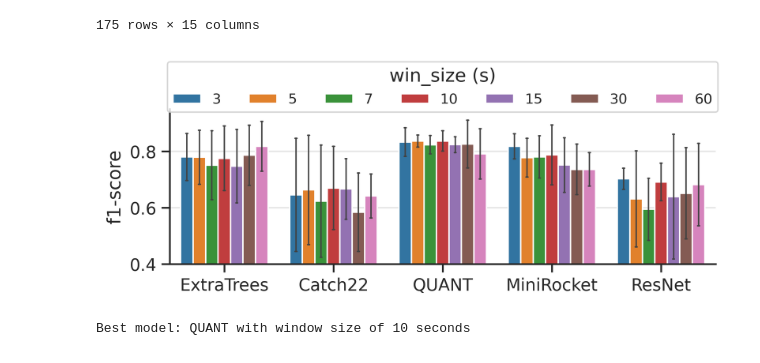
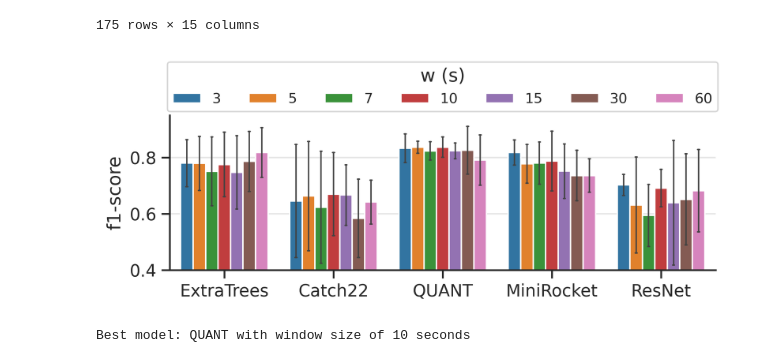
Before and after one commit to mlgig/fallstream, a Jupyter notebook: evaluation.ipynb, the cells around one changed output. Saved outputs shown, nothing was run; the diff lists cells and outputs as text; code cells hidden in the pictures.

```diff
--- a/evaluation.ipynb
+++ b/evaluation.ipynb
@@ -234,23 +234,23 @@ json.dump(BEST_WINDOW, open(RES_DIR/"best_window_size.json","w"))
 # %%
 from scripts.plotting import window_bar
 
 plt.figure(figsize=(7, 2), dpi=400)
 ax = window_bar(real_cv_metrics.query("seed==0.0"),
                 metric="f1-score", ci="sd",
                 x="model", hue="window_size")
 ax.set_xlabel("")
 ax.set_title("")
 ax.set_ylim(0.4, 0.95)
 ax.grid(axis='y', alpha=0.5, which='both')
 ax.legend(loc=9, ncol=7,
-          title="win_size (s)",
-          bbox_to_anchor=(0.5, 1.35),
+          title="w (s)",
+          bbox_to_anchor=(0.5, 1.39),
           fontsize=10)
 ax.set_title("")
 plt.savefig(FIG_DIR / "bar_plot_by_window_size.pdf", bbox_inches='tight')
 plt.show()
 # %% [output]
-[figure, old version]
+[figure, new version]
 # %%
 # aggregate metrics
 agg_metrics = aggregate(real_cv_metrics)
```
Also changed, not shown: parts of 2 cells of this notebook, 2 other files.
